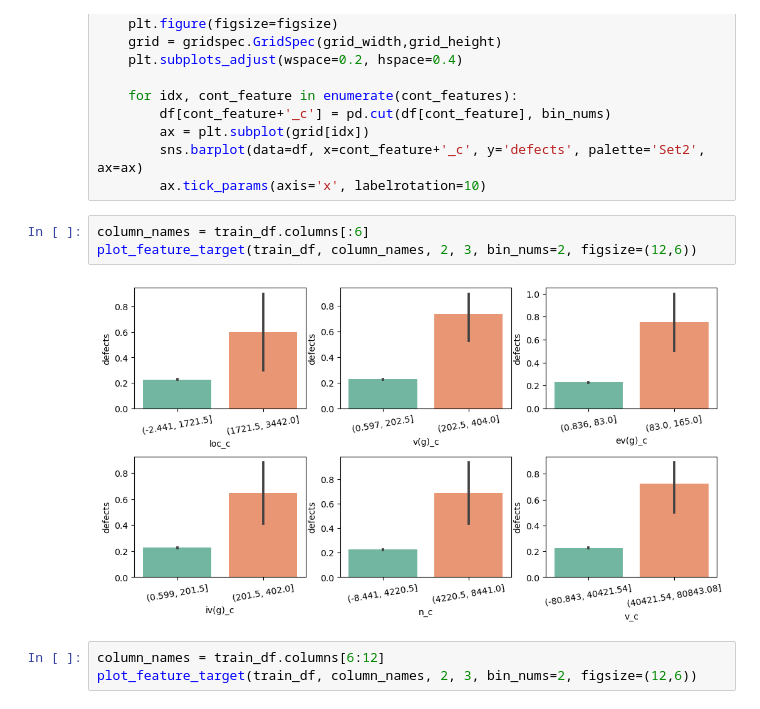
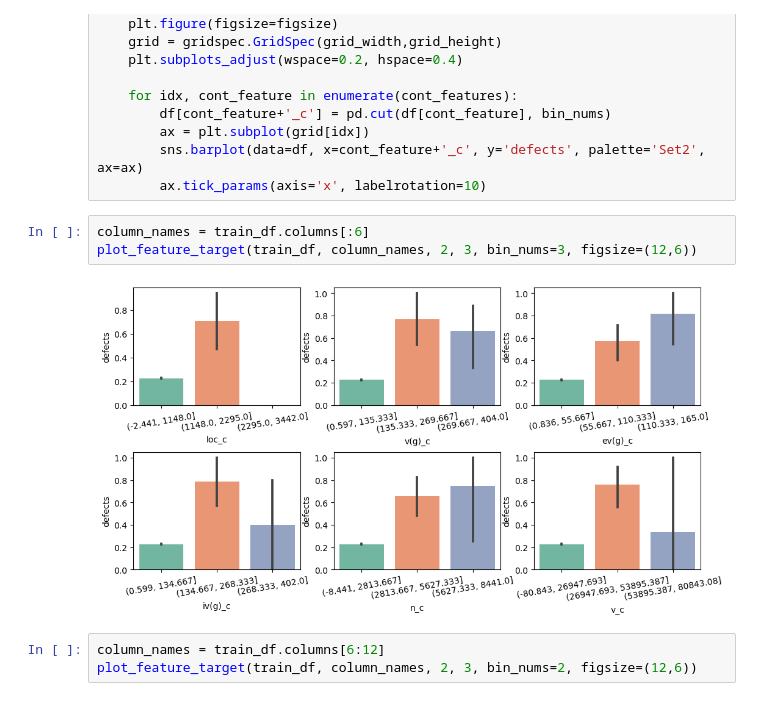
Before and after one commit to sajacaros/ml_project, a Jupyter notebook: sajacaros/1_eda.ipynb, the cells around one changed output. Drawn from its saved outputs; the diff is of its cells as text.

```diff
--- a/sajacaros/1_eda.ipynb
+++ b/sajacaros/1_eda.ipynb
@@ -206,9 +206,9 @@ def plot_feature_target(df, cont_features, grid_width, grid_height, bin_nums=5,
         ax.tick_params(axis='x', labelrotation=10)
 # %%
 column_names = train_df.columns[:6]
-plot_feature_target(train_df, column_names, 2, 3, bin_nums=2, figsize=(12,6))
+plot_feature_target(train_df, column_names, 2, 3, bin_nums=3, figsize=(12,6))
 # %% [output]
-[figure, old version]
+[figure, new version]
 # %%
 column_names = train_df.columns[6:12]
 plot_feature_target(train_df, column_names, 2, 3, bin_nums=2, figsize=(12,6))
```
Also changed, not shown: parts of 1 cell of this notebook, 2 other files.
